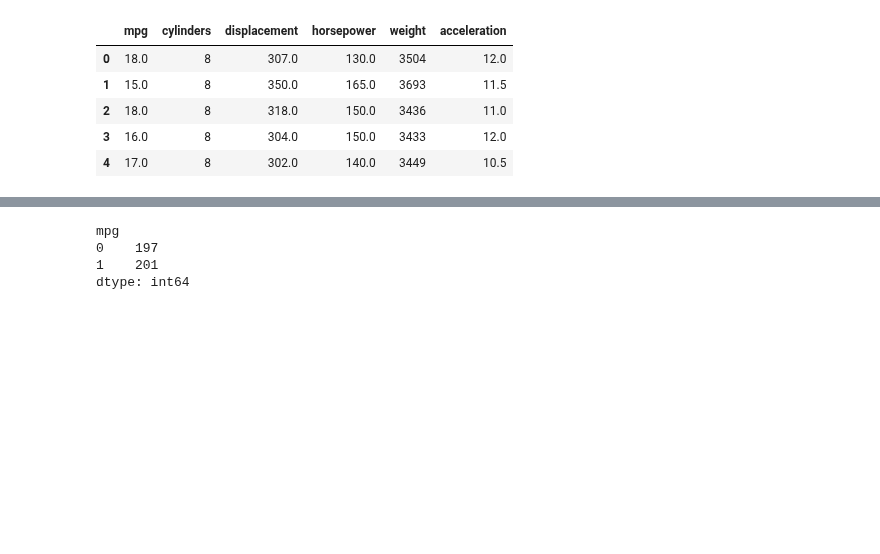
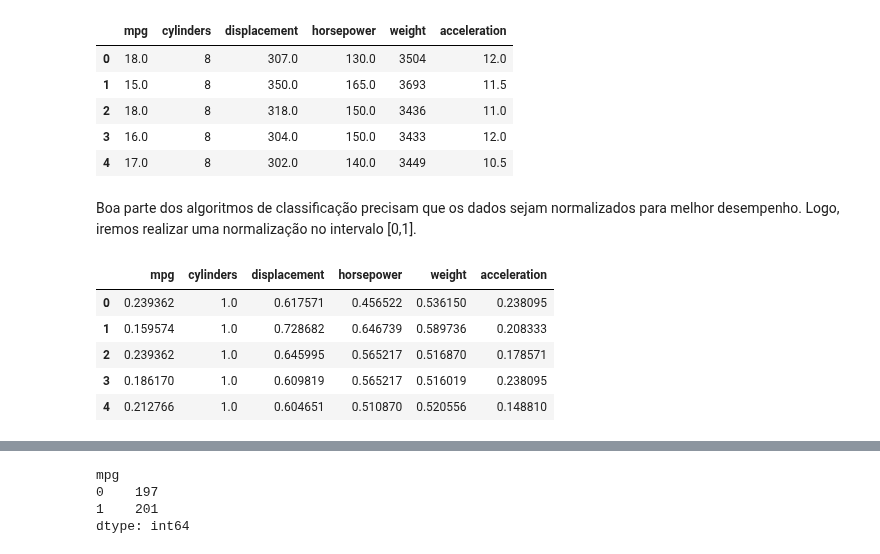
Before and after one commit to LucasSugi/data-science, a Jupyter notebook: exercicio_5/Auto.ipynb, the cells around one changed output, grey strips where cells are left out. Saved outputs shown, nothing was run; the diff lists cells and outputs as text; code cells hidden in the pictures; blank space fills up the shorter version.

```diff
--- a/exercicio_5/Auto.ipynb
+++ b/exercicio_5/Auto.ipynb
@@ -67,3 +90,20 @@ cars2.head()
 | 2 | 18.0 | 8 | 318.0 | 150.0 | 3436 | 11.0 |
 | 3 | 16.0 | 8 | 304.0 | 150.0 | 3433 | 12.0 |
 | 4 | 17.0 | 8 | 302.0 | 140.0 | 3449 | 10.5 |
+# %% [markdown]
+Boa parte dos algoritmos de classificação precisam que os dados sejam normalizados para melhor desempenho. Logo, iremos realizar uma normalização no intervalo [0,1].
+# %%
+#Normalizando
+from sklearn import preprocessing
+min_max_scaler = preprocessing.MinMaxScaler()
+cars2.iloc[:,:] = min_max_scaler.fit_transform(cars2)
+
+#Mostrando o dataset normalizado
+cars2.head()
+# %% [output]
+|  | mpg | cylinders | displacement | horsepower | weight | acceleration |
+| 0 | 0.239362 | 1.0 | 0.617571 | 0.456522 | 0.536150 | 0.238095 |
+| 1 | 0.159574 | 1.0 | 0.728682 | 0.646739 | 0.589736 | 0.208333 |
+| 2 | 0.239362 | 1.0 | 0.645995 | 0.565217 | 0.516870 | 0.178571 |
+| 3 | 0.186170 | 1.0 | 0.609819 | 0.565217 | 0.516019 | 0.238095 |
+| 4 | 0.212766 | 1.0 | 0.604651 | 0.510870 | 0.520556 | 0.148810 |
```
Also changed, not shown: parts of 19 cells of this notebook.
